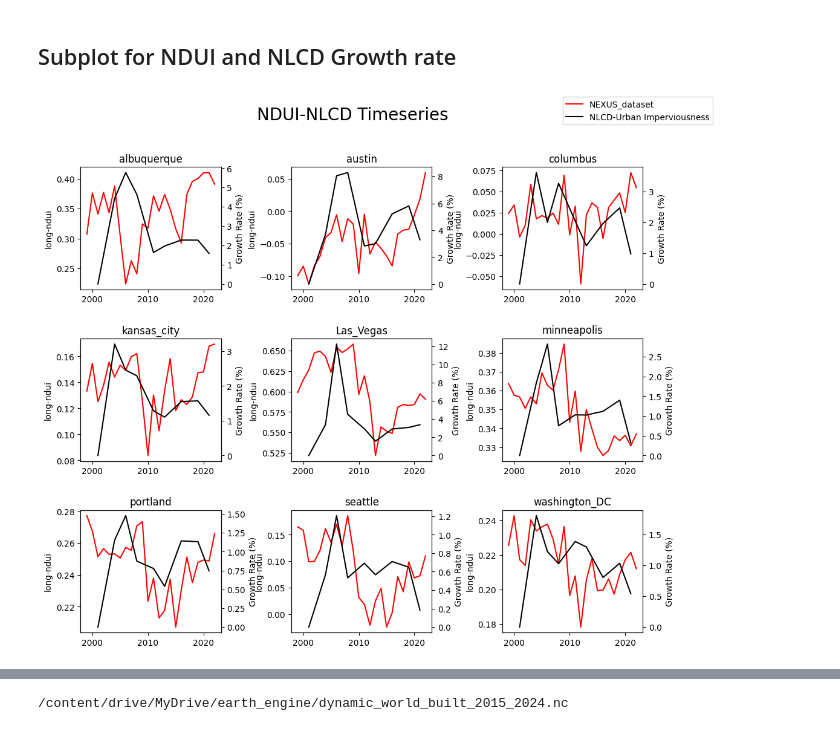
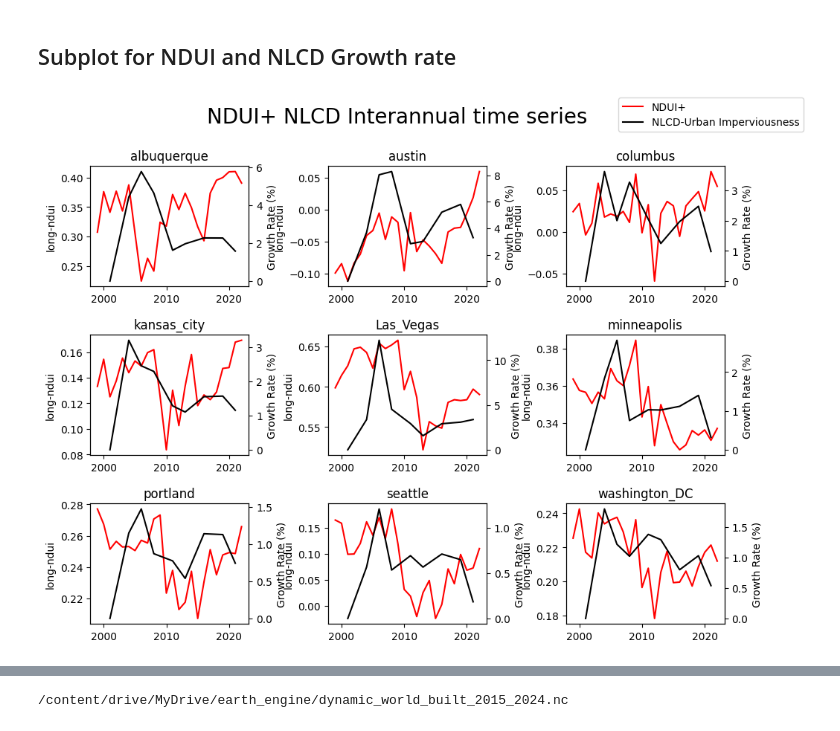
Before and after one commit to manmeet3591/ndui_plus, a Jupyter notebook: plots/long_ndui_nlcd_SS_v1.ipynb, the cells around one changed output, grey strips where cells are left out. Drawn from its saved outputs; the diff is of its cells as text; code cells hidden in the pictures.

```diff
--- a/plots/long_ndui_nlcd_SS_v1.ipynb
+++ b/plots/long_ndui_nlcd_SS_v1.ipynb
@@ -279,7 +278,7 @@ Data variables:
 # %%
 import matplotlib.pyplot as plt
 
-fig, axs = plt.subplots(3, 3, figsize=(15, 15), sharex=True)
+fig, axs = plt.subplots(3, 3, figsize=(11, 8), sharex=True)
 
 for i in range(3):
     for j in range(3):
@@ -299,7 +298,7 @@ for i in range(3):
 
         ax1.legend(lines, labels, loc='upper left')
         ax1.set_title(city_name[i*3+j])
-
-fig.suptitle('Multiple Subplots', fontsize=20)
-plt.show()
+plt.tight_layout()
+fig.suptitle('Interannual NDUI time series', fontsize=20)
+plt.savefig('ndui_time_series.png', dpi=500)
 # %% [output]
@@ -309,38 +308,38 @@ plt.show()
 # %%
 import matplotlib.pyplot as plt
 
-fig, axs = plt.subplots(3, 3, figsize=(12, 10))
+fig, axs = plt.subplots(3, 3, figsize=(11, 8))
 plt.subplots_adjust(wspace=0.5, hspace=0.4)
 
 for i in range(3):
     for j in range(3):
         ax1 = axs[i, j]
-        line1 = ax1.plot(du[i * 3 + j].time.dt.year, du[i * 3 + j]['ndui_'+str(city_name[i*3+j])], color='r', label=f'NEXUS_dataset')
+        line1 = ax1.plot(du[i * 3 + j].time.dt.year, du[i * 3 + j]['ndui_'+str(city_name[i*3+j])], color='r', label=f'NDUI+')
         ax1.set_ylabel('long-ndui')
 
         ax2 = ax1.twinx()
         line3 = ax2.plot(dcg[i * 3 + j].time, dcg[i * 3 + j]['nlcd_'+str(city_name[i*3+j])+'_gwr'], color='k', label=f'NLCD-Urban Imperviousness')
         ax2.set_ylabel('Growth Rate (%)')
 
         lines1, labels1 = ax1.get_legend_handles_labels()
         lines2, labels2 = ax2.get_legend_handles_labels()
 
         lines = lines1 + lines2
         labels = labels1 + labels2
 
         # ax1.legend(lines, labels, loc='upper left')
         ax1.set_title(city_name[i*3+j])
 
-fig.suptitle('NDUI-NLCD Timeseries', fontsize=20)
+fig.suptitle('NDUI+ NLCD Interannual time series', fontsize=20)
 fig.legend(lines, labels)
 plt.savefig('ndui_nlcd_gwr.png', dpi=600, bbox_inches='tight')
 plt.show()
 from google.colab import files
 
 # Replace 'your_file_name.ext' with the actual file name and extension
 files.download('ndui_nlcd_gwr.png')
 # %% [output]
-[figure, old version]
+[figure, new version]
 [interactive output not drawn]
 [interactive output not drawn]
 # %%
```
Also changed, not shown: parts of 11 cells of this notebook.
